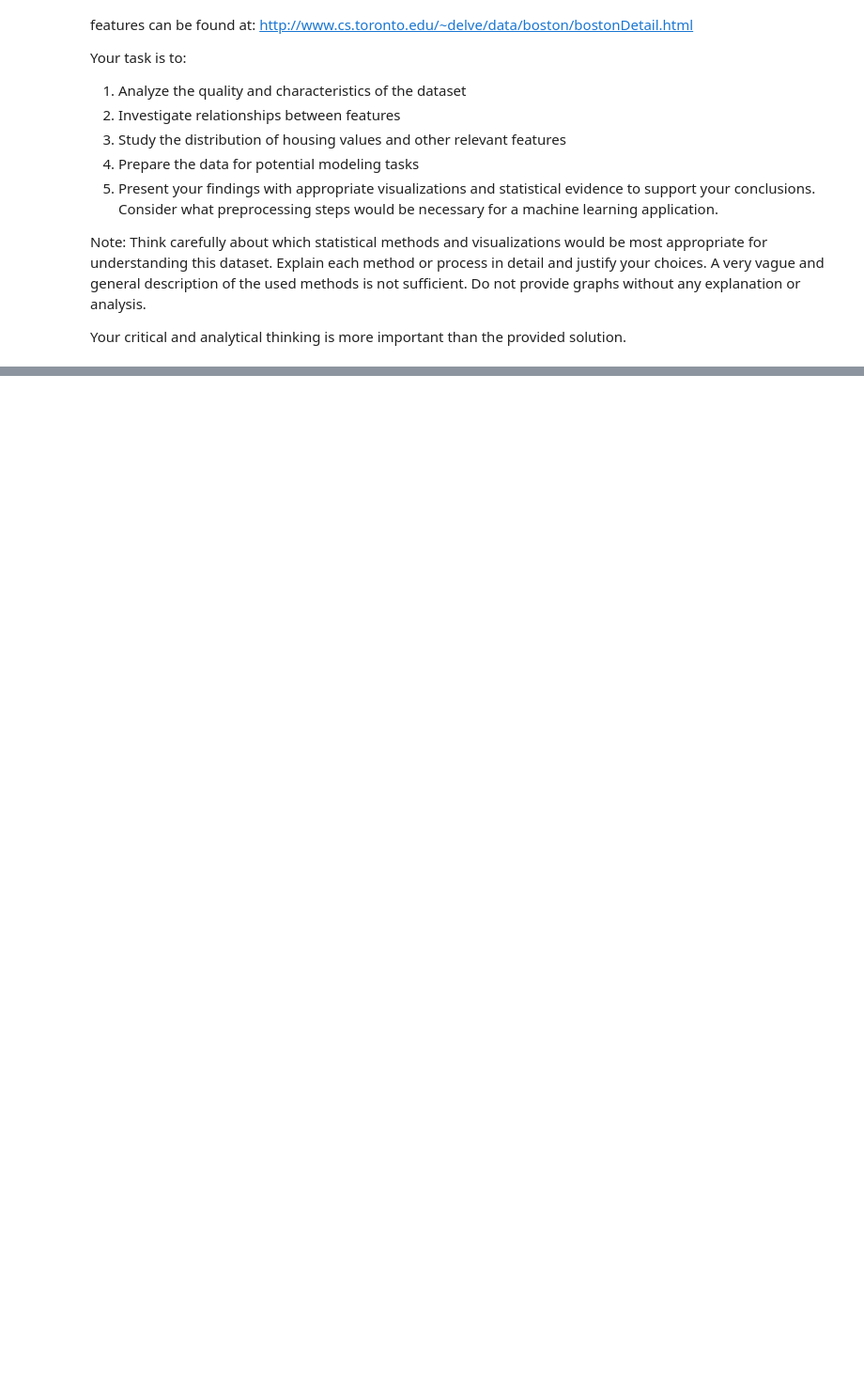
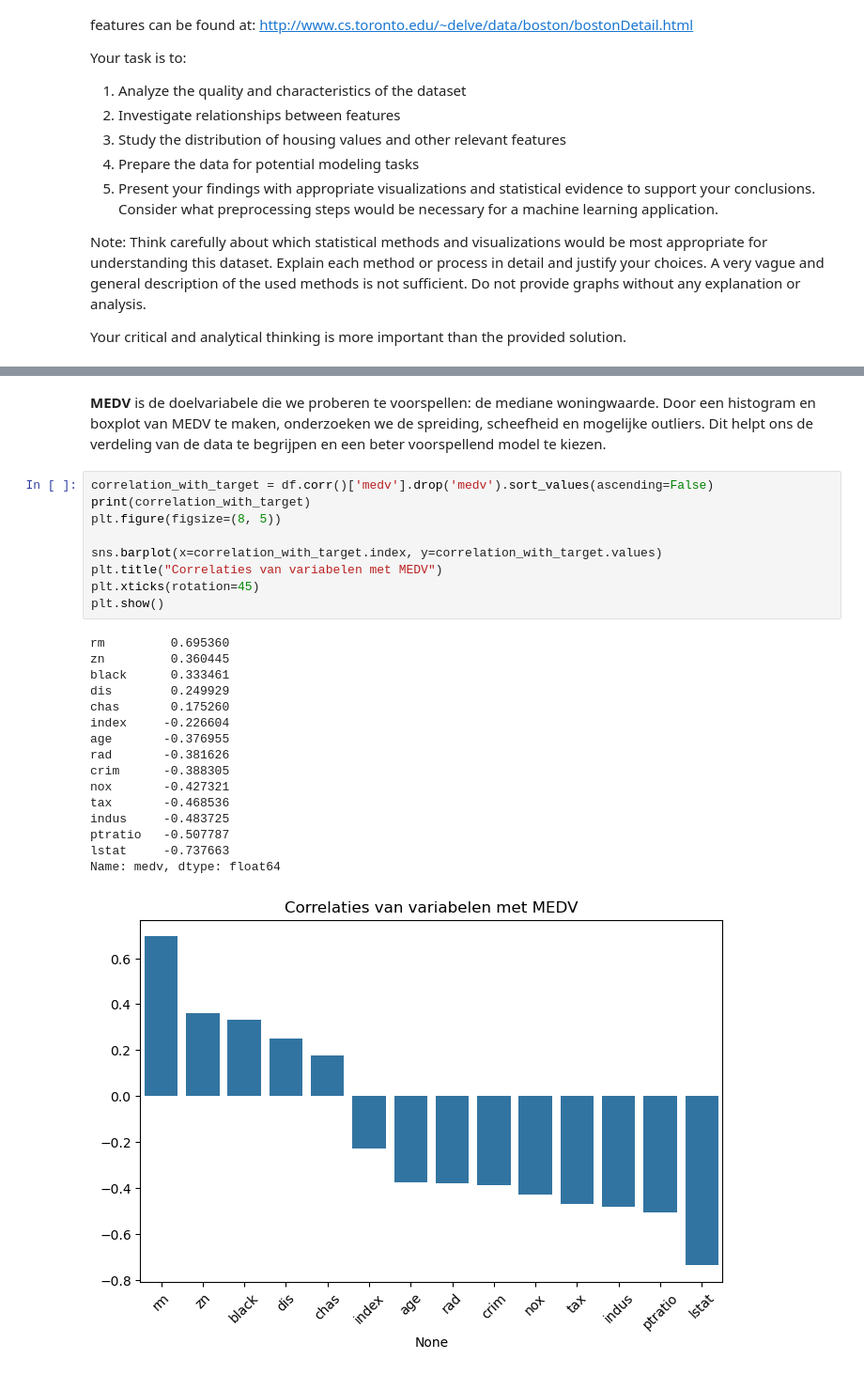
Before and after one commit to ThibautBeck1/machine_learning, a Jupyter notebook: lab1/lab1.ipynb, the cells around one changed output, grey strips where cells are left out. Shown at 94% size. Saved outputs shown, nothing was run; the diff lists cells and outputs as text; blank space fills up the shorter version.

```diff
--- a/lab1/lab1.ipynb
+++ b/lab1/lab1.ipynb
@@ -362,0 +509,28 @@ Your critical and analytical thinking is more important than the provided soluti
+# %% [markdown]
+**MEDV** is de doelvariabele die we proberen te voorspellen: de mediane woningwaarde. Door een histogram en boxplot van MEDV te maken, onderzoeken we de spreiding, scheefheid en mogelijke outliers. Dit helpt ons de verdeling van de data te begrijpen en een beter voorspellend model te kiezen.
+# %%
+correlation_with_target = df.corr()['medv'].drop('medv').sort_values(ascending=False)
+print(correlation_with_target)
+plt.figure(figsize=(8, 5))
+
+sns.barplot(x=correlation_with_target.index, y=correlation_with_target.values)
+plt.title("Correlaties van variabelen met MEDV")
+plt.xticks(rotation=45)
+plt.show()
+# %% [output]
+rm         0.695360
+zn         0.360445
+black      0.333461
+dis        0.249929
+chas       0.175260
+index     -0.226604
+age       -0.376955
+rad       -0.381626
+crim      -0.388305
+nox       -0.427321
+tax       -0.468536
+indus     -0.483725
+ptratio   -0.507787
+lstat     -0.737663
+Name: medv, dtype: float64
+[figure, added]
```
Also changed, not shown: parts of 75 cells of this notebook.
